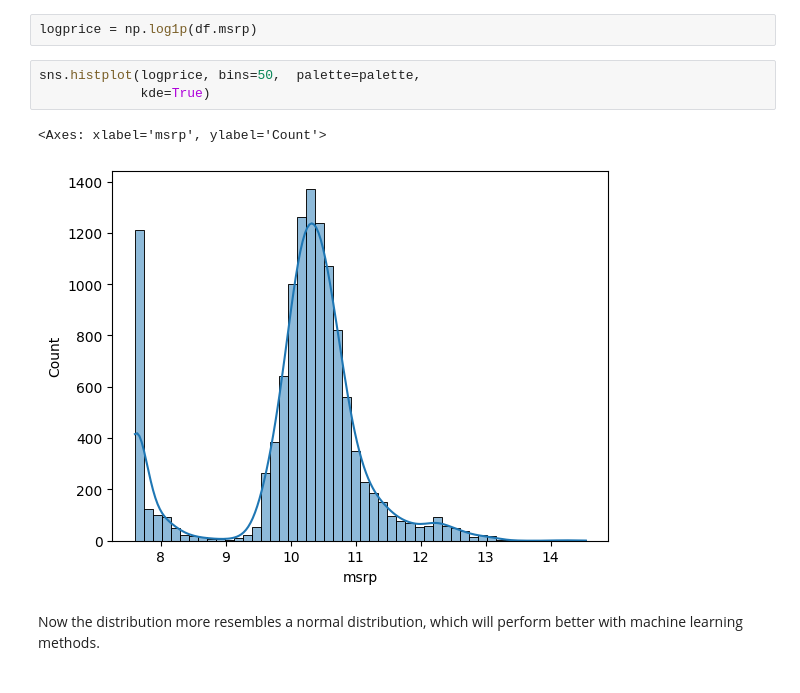
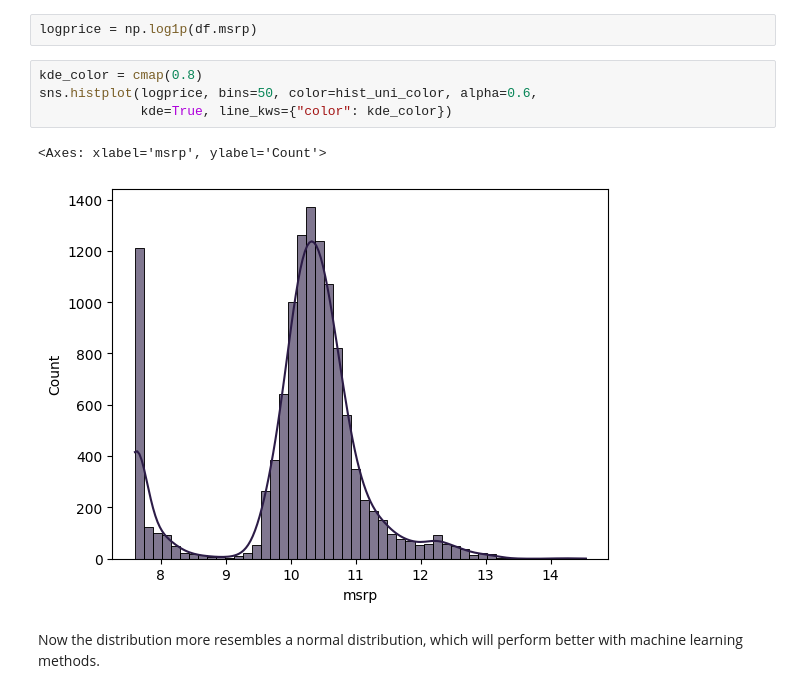
Before and after one commit to ShaniceWilliams/ml-zoomcamp, a Jupyter notebook: 02_regression/car_price_pred.ipynb, the cells around one changed output. Cells and saved outputs as stored; diff of their text form.

```diff
--- a/02_regression/car_price_pred.ipynb
+++ b/02_regression/car_price_pred.ipynb
@@ -209,12 +210,13 @@ sns.histplot(df.msrp[df.msrp < 100000], bins=50,  palette=palette)
 We can see evidence of longtail distribution from our visualisations. This is typical in pricing data, but not ideal when trying to use machine learning for predicting prices as the data is skewed to the cheaper end. One of the ways we can do this is by applying logarithimc scaling to it using
 # %%
 logprice = np.log1p(df.msrp)
-# %%
-sns.histplot(logprice, bins=50,  palette=palette,
-             kde=True)
-# %% [output]
-<Axes: xlabel='msrp', ylabel='Count'>
-[figure, removed]
+# %%
+kde_color = cmap(0.8)
+sns.histplot(logprice, bins=50, color=hist_uni_color, alpha=0.6,
+             kde=True, line_kws={"color": kde_color})
+# %% [output]
+<Axes: xlabel='msrp', ylabel='Count'>
+[figure, added]
 # %% [markdown]
 Now the distribution more resembles a normal distribution, which will perform better with machine learning methods.
 # %% [markdown]
```
Also changed, not shown: parts of 37 cells of this notebook.
